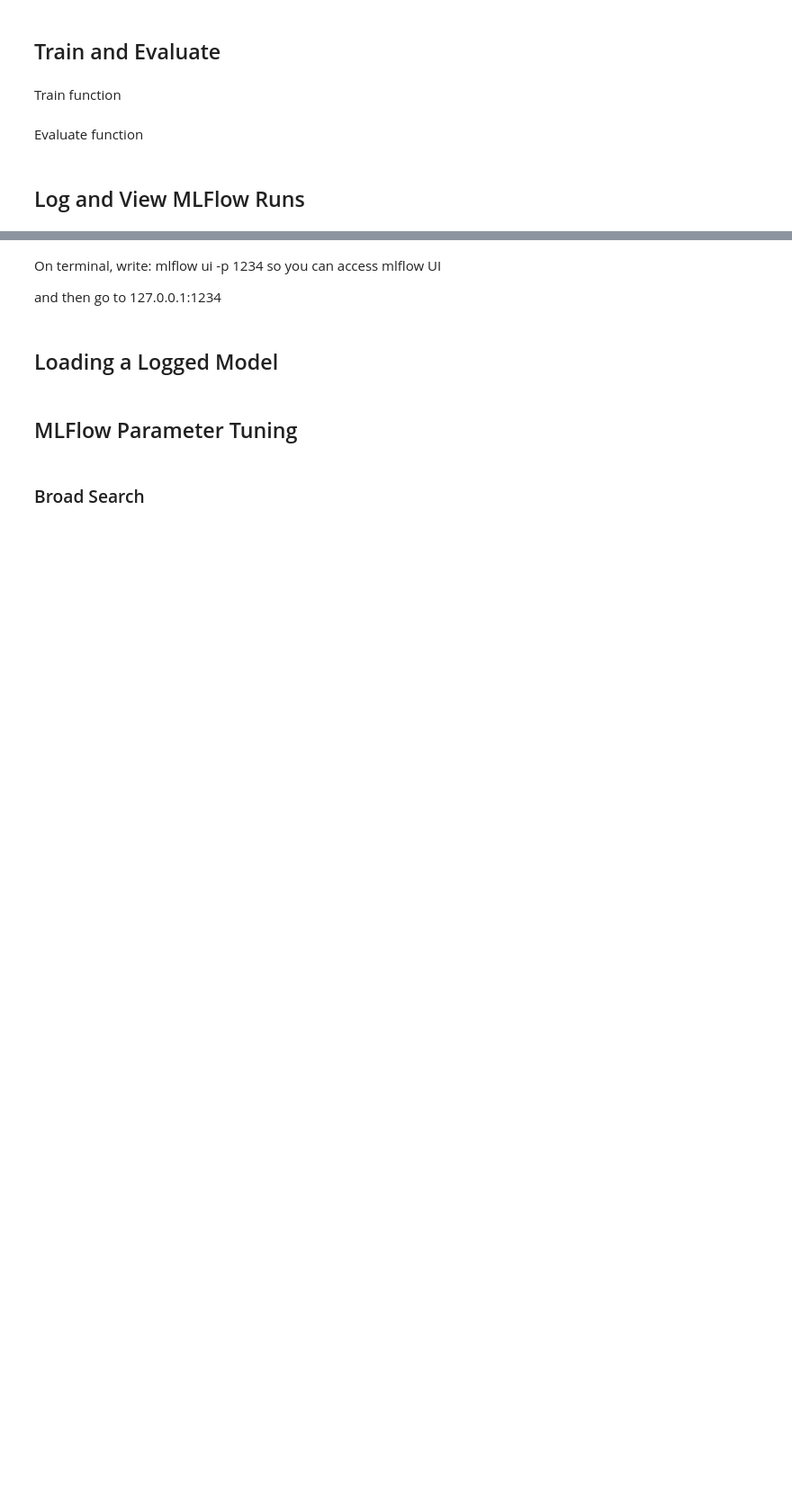
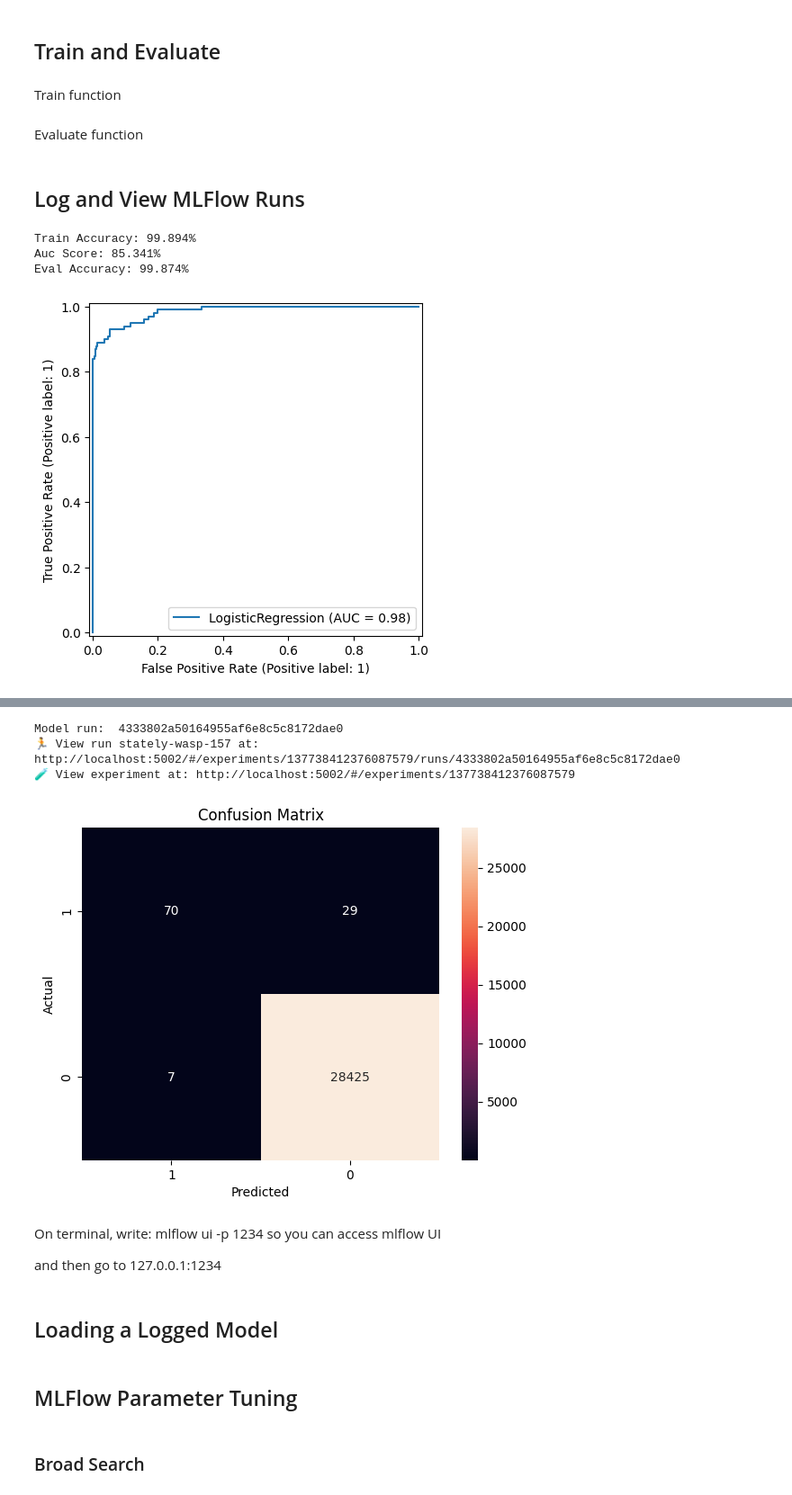
Before and after one commit to Gniwcet/MLflow-Workshop, a Jupyter notebook: End_to_End_ML_Project.ipynb, the cells around one changed output, grey strips where cells are left out. Shown at 90% size. Cells and saved outputs as stored; diff of their text form; code cells hidden in the pictures; blank space fills up the shorter version.

```diff
--- a/End_to_End_ML_Project.ipynb
+++ b/End_to_End_ML_Project.ipynb
@@ -116,7 +123,7 @@ def evaluate(sk_model, x_test, y_test):
     mlflow.log_metric("auc_score", auc_score)
     print(f"Auc Score: {auc_score:.3%}")
     print(f"Eval Accuracy: {eval_acc:.3%}")
-    roc_plot = plot_roc_curve(sk_model, x_test, y_test,name='Scikit-learn ROC Curve')
+    RocCurveDisplay.from_estimator(sk_model, x_test, y_test)
     plt.savefig("sklearn_roc_plot.png")
     plt.show()
     plt.clf()
@@ -139,13 +146,19 @@ def evaluate(sk_model, x_test, y_test):
 sk_model = LogisticRegression(random_state=None, max_iter=400, solver='newton-cg')
 # %%
 # puts the run under experiment name
+mlflow.set_tracking_uri("http://localhost:5002")
+
 mlflow.set_experiment("Credit_Card_Fraud_experiment")
-mlflow.set_tracking_uri("localhost:5000")
-# chunk all code under the context of one MLFlow run.
+
 with mlflow.start_run():
     train(sk_model, x_train, y_train)
     evaluate(sk_model, x_test, y_test)
     # save the model
     mlflow.sklearn.log_model(sk_model, "log_reg_model")
-    print("Model run: ", mlflow.active_run().info.run_uuid)
+    print("Model run: ", mlflow.active_run().info.run_id)
 mlflow.end_run()
+# %% [output]
+Train Accuracy: 99.894%
+Auc Score: 85.341%
+Eval Accuracy: 99.874%
+[figure, added]
@@ -152,3 +167,7 @@ mlflow.end_run()
+Model run:  4333802a50164955af6e8c5c8172dae0
+🏃 View run stately-wasp-157 at: http://localhost:5002/#/experiments/137738412376087579/runs/4333802a50164955af6e8c5c8172dae0
+🧪 View experiment at: http://localhost:5002/#/experiments/137738412376087579
+[figure, added]
 # %% [markdown]
 On terminal, write: mlflow ui -p 1234
 so you can access mlflow UI
```
Also changed, not shown: parts of 6 cells of this notebook, 3 other files.
